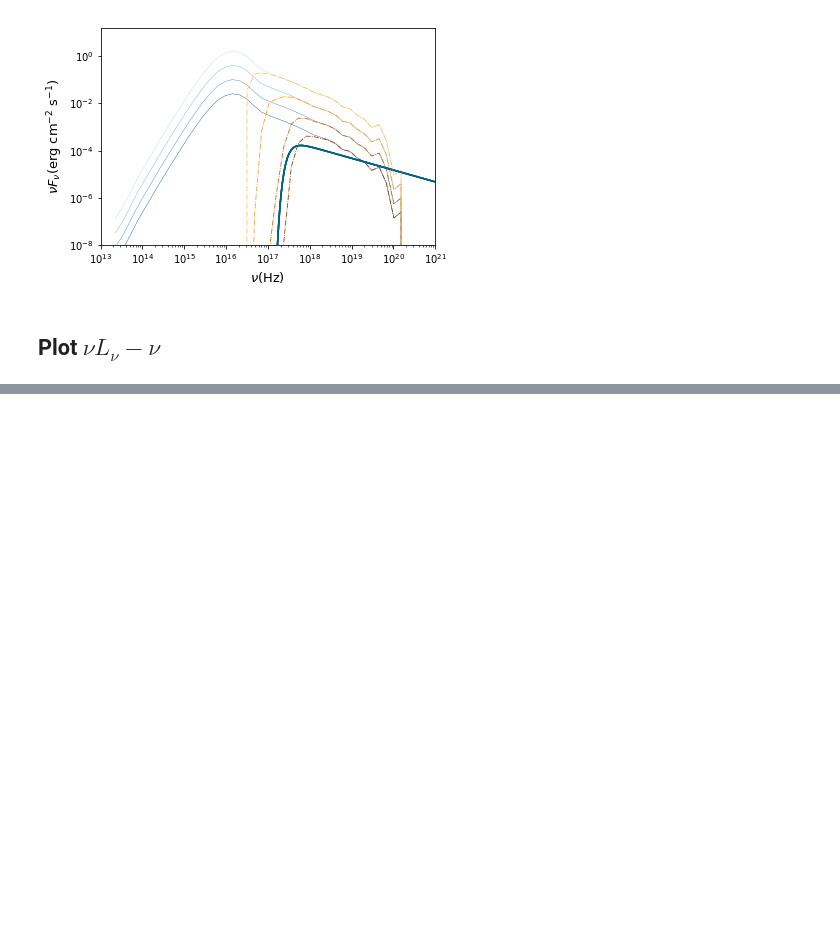
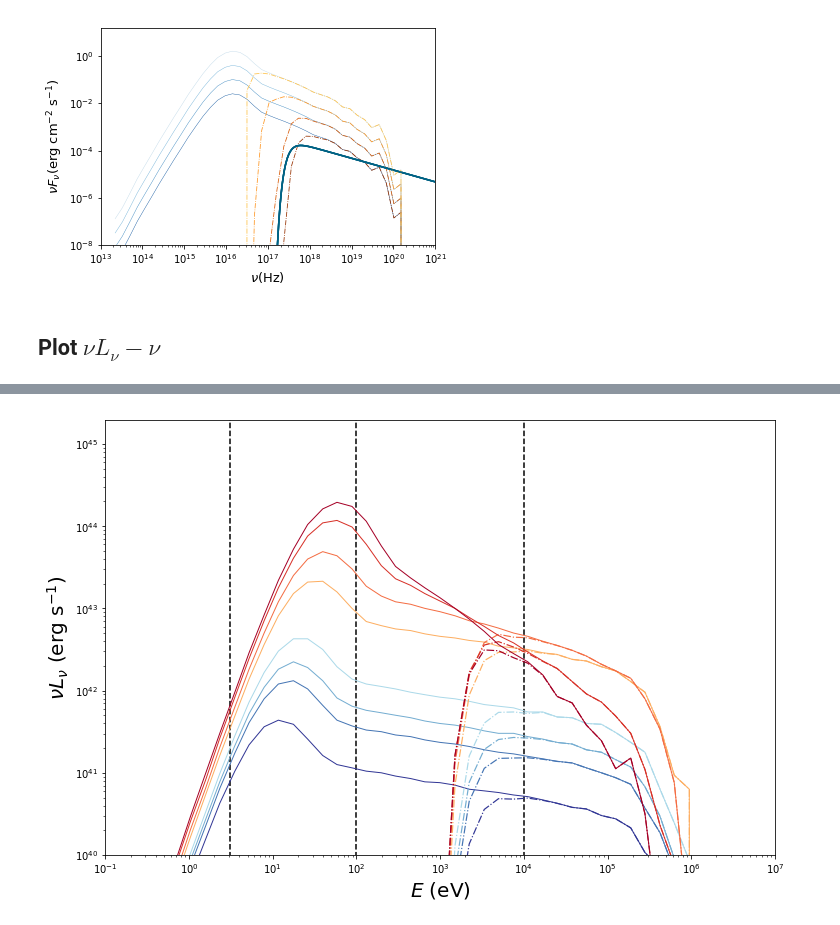
Before and after one commit to slowdivePTG/X-ray-chemistry, a Jupyter notebook: Calc_ionization_rate/Visualization_of_Radiation.ipynb, the cells around one changed output, grey strips where cells are left out. Cells and saved outputs as stored; diff of their text form; code cells hidden in the pictures; blank space fills up the shorter version.

```diff
--- a/Calc_ionization_rate/Visualization_of_Radiation.ipynb
+++ b/Calc_ionization_rate/Visualization_of_Radiation.ipynb
@@ -249,0 +250,16 @@ plt.show()
+# %%
+plt.figure(figsize=(12,8))
+c = ['#a50026','#d73027','#f46d43','#fdae61','#abd9e9','#74add1','#4575b4','#313695'][::-1]
+i = 0
+for md in np.array([3.0,2.0,1.0,0.5,0.1,0.05,0.03,0.01])[::-1]:
+    Dat = compare([8], dic={'alpha':0.1, 'beta':100, 'mdot':md})
+    draw_nuL(Dat[0], np.array([c[i], c[i]]), xlabel = 'eV')
+    i += 1
+plt.xlabel(r'$E$ (eV)', fontsize = 20)
+plt.ylabel(r'$\nu L_\nu$ (erg s$^{-1}$)', fontsize = 20)
+plt.vlines(3.10, 1e39, 1e46, linestyle = '--')
+plt.vlines(100, 1e39, 1e46, linestyle = '--')
+plt.vlines(10000, 1e39, 1e46, linestyle = '--')
+plt.savefig('nuF1_8_abs.eps')
+# %% [output]
+[figure, added]
```
Also changed, not shown: parts of 2 cells of this notebook, 11 other files.
